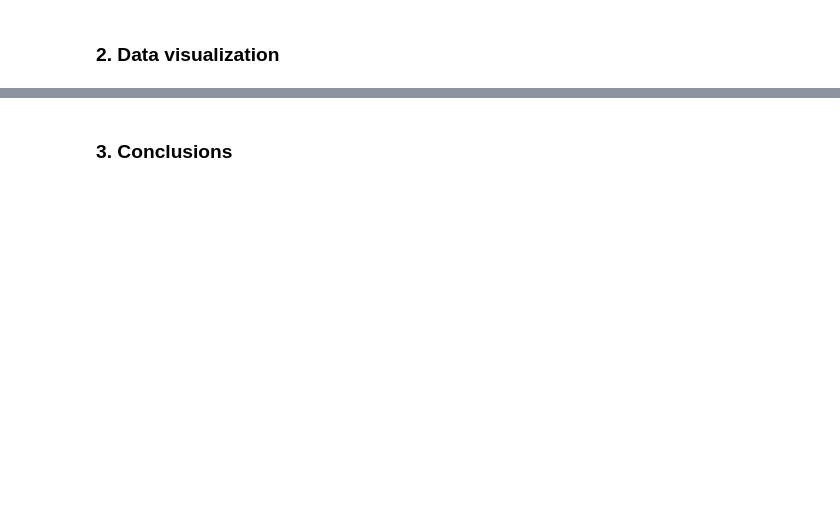
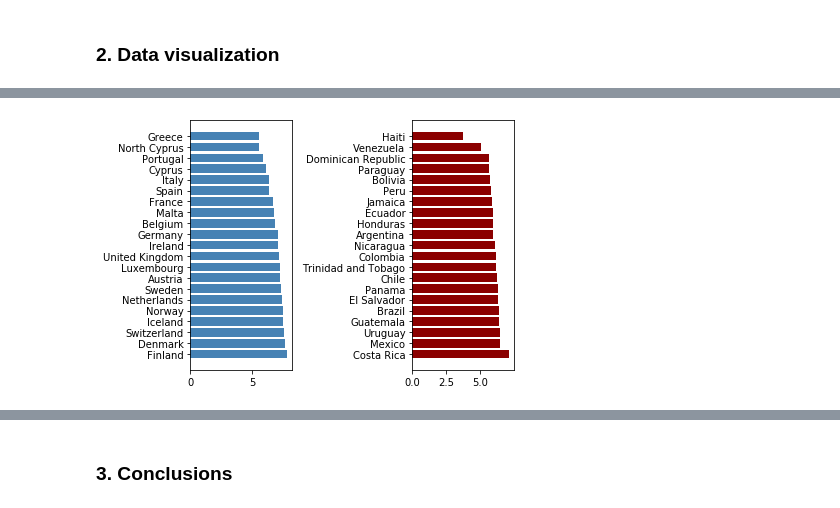
Before and after one commit to manuelamc14/happiness-rank-project, a Jupyter notebook: happiness_report_analysis.ipynb, the cells around one changed output, grey strips where cells are left out. Saved outputs shown, nothing was run; the diff lists cells and outputs as text; code cells hidden in the pictures; blank space fills up the shorter version.

```diff
--- a/happiness_report_analysis.ipynb
+++ b/happiness_report_analysis.ipynb
@@ -133,0 +128,26 @@ region_df_2020.describe()
+# %%
+# Create the variables for the plot
+
+# WE Region
+rate_we = we_df["Happiness Score"].values
+country_name_we = we_df["Country name"].values
+# LAC Region
+rate_lac = lac_df["Happiness Score"].values
+country_name_lac = lac_df["Country name"].values
+# MENA Region
+rate_mena = mena_df["Happiness Score"].values
+country_name_mena = mena_df["Country name"].values
+# CEE Region
+rate_cee = cee_df["Happiness Score"].values
+country_name_cee = cee_df["Country name"].values
+# NA REGION
+rate_na = na_df["Happiness Score"].values
+country_name_na = na_df["Country name"].values
+# %%
+plt.subplot(1, 2, 1)
+happiness_we = plt.barh(country_name_we,rate_we ,color="steelblue", linewidth=1)
+plt.subplot(1, 2, 2)
+happiness_lac = plt.barh(country_name_lac,rate_lac ,color="darkred", linewidth=1)
+plt.tight_layout()
+# %% [output]
+[figure, added]
```
Also changed, not shown: parts of 54 cells of this notebook.
